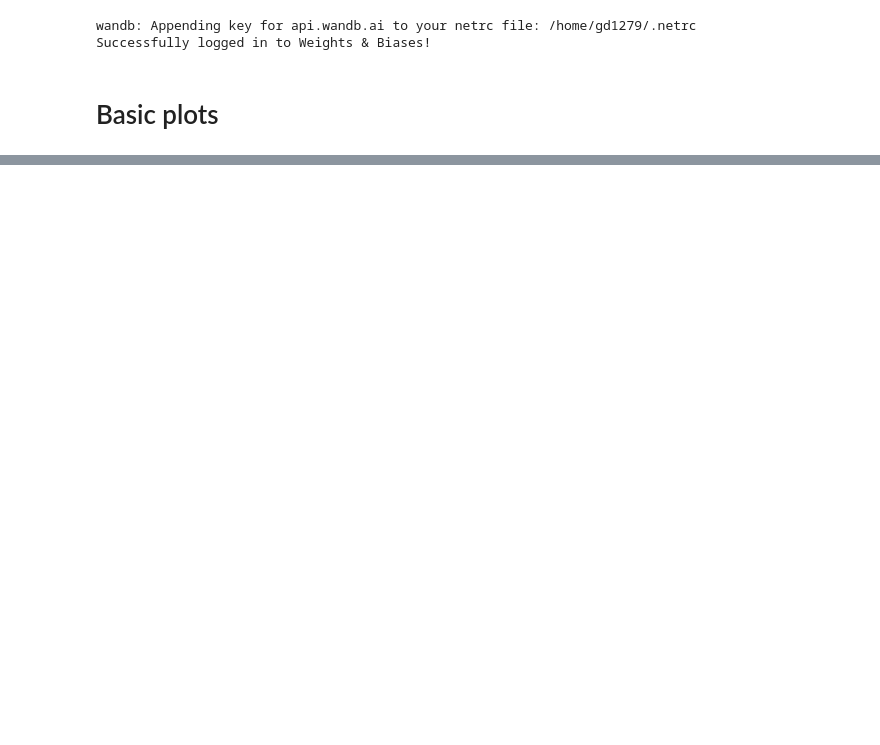
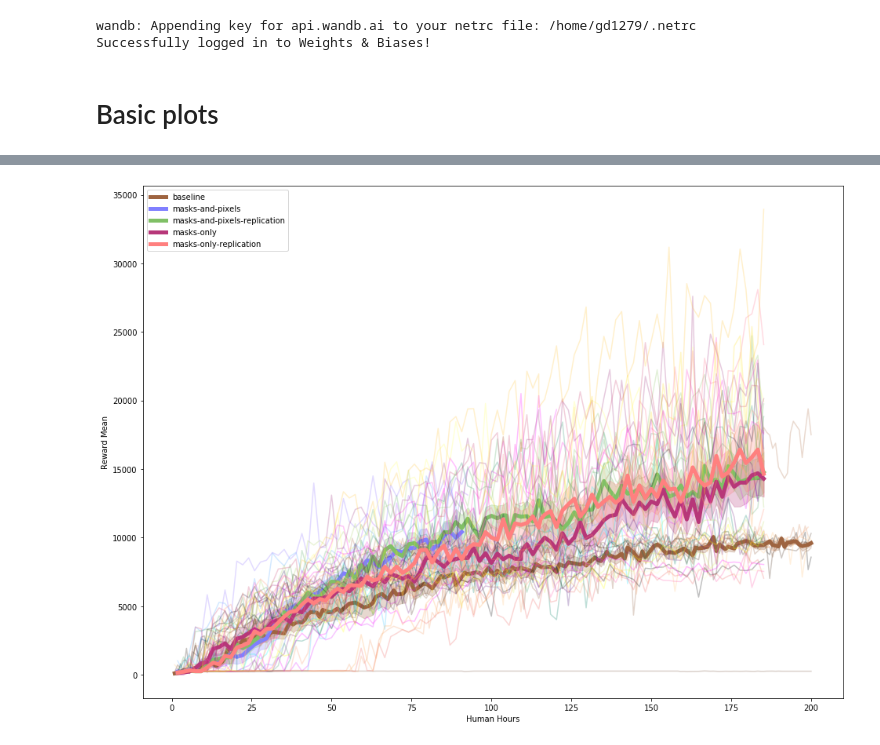
Before and after one commit to guydav/Rainbow, a Jupyter notebook: notebooks/initial_plots.ipynb, the cells around one changed output, grey strips where cells are left out. Cells and saved outputs as stored; diff of their text form; code cells hidden in the pictures; blank space fills up the shorter version.

```diff
--- a/notebooks/initial_plots.ipynb
+++ b/notebooks/initial_plots.ipynb
@@ -114,0 +263,4 @@ plt.show()
+# %%
+combined_plot(result_sets, drop_extrema=True)
+# %% [output]
+[figure, added]
```
Also changed, not shown: parts of 21 cells of this notebook, 3 other files.
